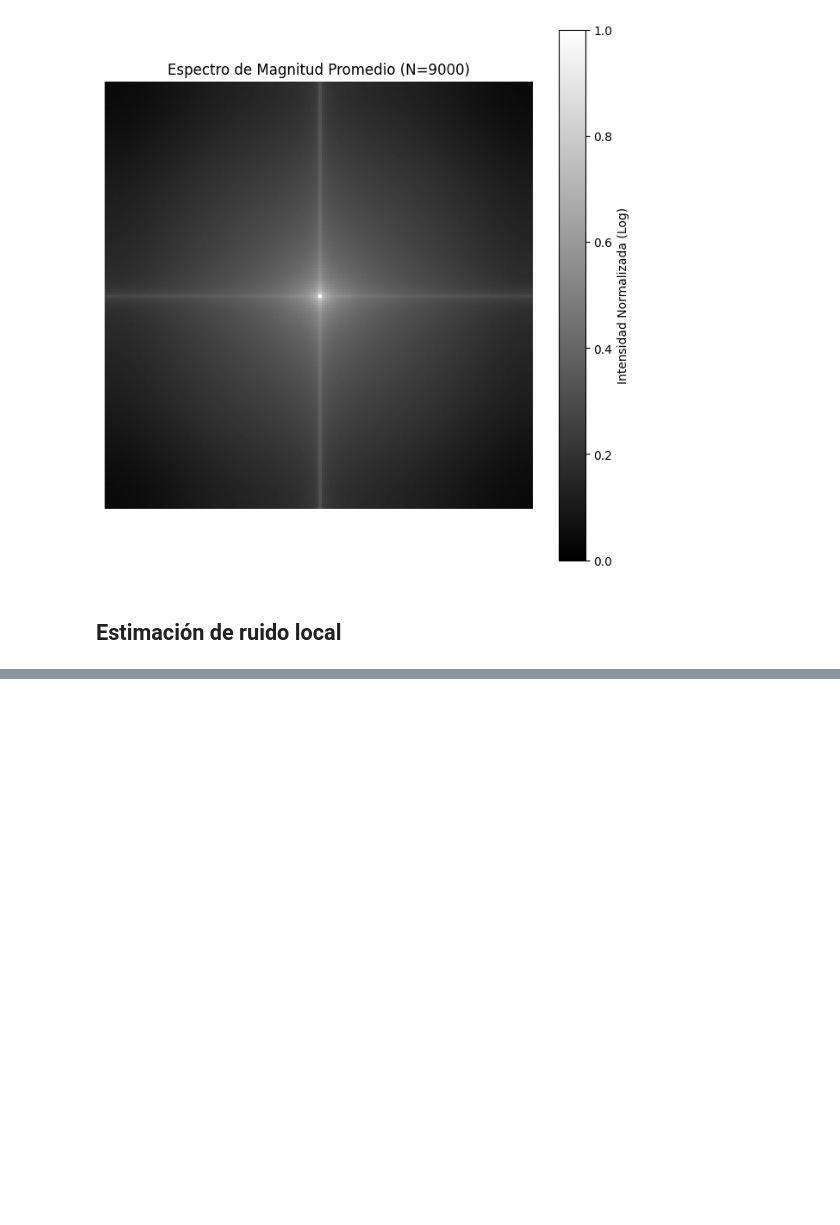
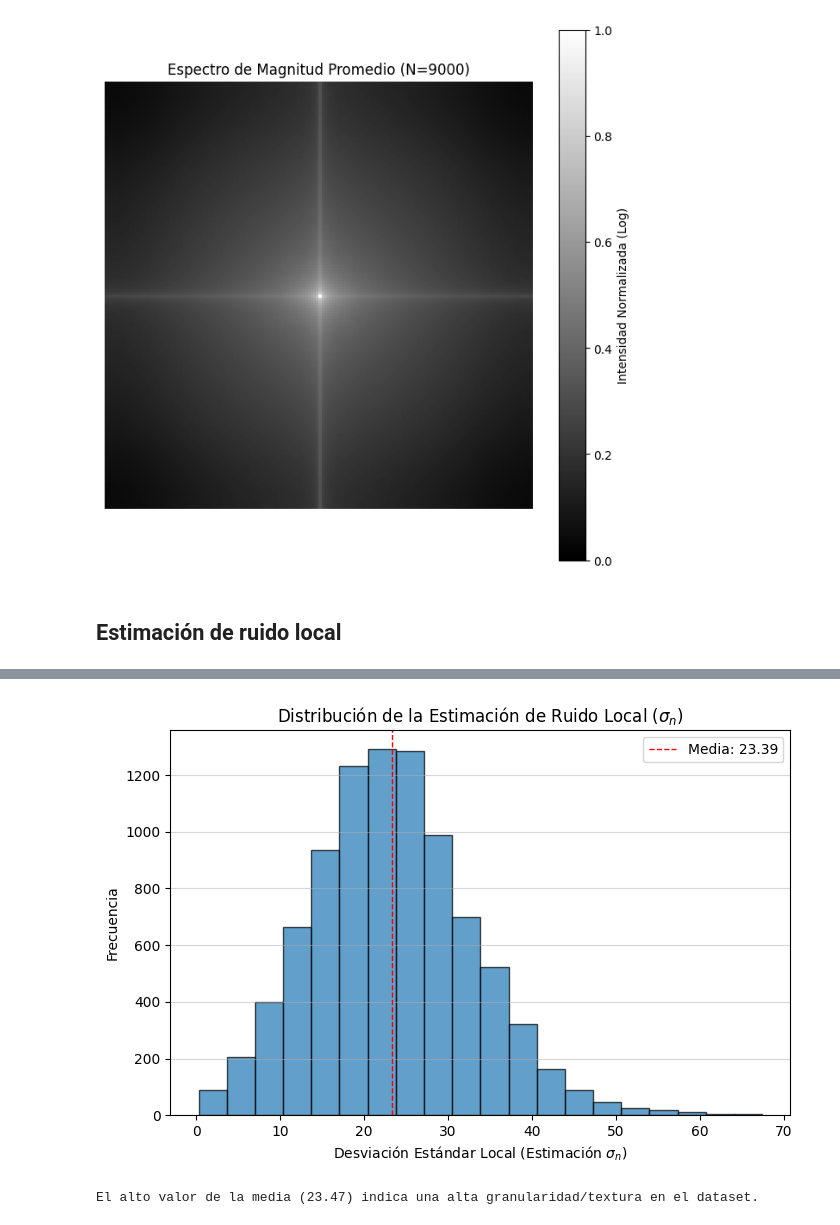
Before and after one commit to kidnixt/imagenette, a Jupyter notebook: imagenette.ipynb, the cells around one changed output, grey strips where cells are left out. Drawn from its saved outputs; the diff is of its cells as text; code cells hidden in the pictures; blank space fills up the shorter version.

```diff
--- a/imagenette.ipynb
+++ b/imagenette.ipynb
@@ -477,0 +502,17 @@ Si $\sigma_n$ es bajo (ej., < 5), las imágenes son relativamente limpias.
+# %%
+# Celda 2: Visualización (Tu Histograma)
+
+plt.figure(figsize=(8, 5))
+plt.hist(ruidos_array, bins=20, edgecolor='black', alpha=0.7)
+plt.axvline(media_ruido, color='red', linestyle='dashed', linewidth=1, label=f'Media: {media_ruido:.2f}')
+plt.title('Distribución de la Estimación de Ruido Local ($\sigma_n$)')
+plt.xlabel('Desviación Estándar Local (Estimación $\sigma_n$)')
+plt.ylabel('Frecuencia')
+plt.legend()
+plt.grid(axis='y', alpha=0.5)
+plt.show()
+
+print("El alto valor de la media (23.47) indica una alta granularidad/textura en el dataset.")
+# %% [output]
+[figure, added]
+El alto valor de la media (23.47) indica una alta granularidad/textura en el dataset.
```
Also changed, not shown: parts of 3 cells of this notebook, 2 other files.
